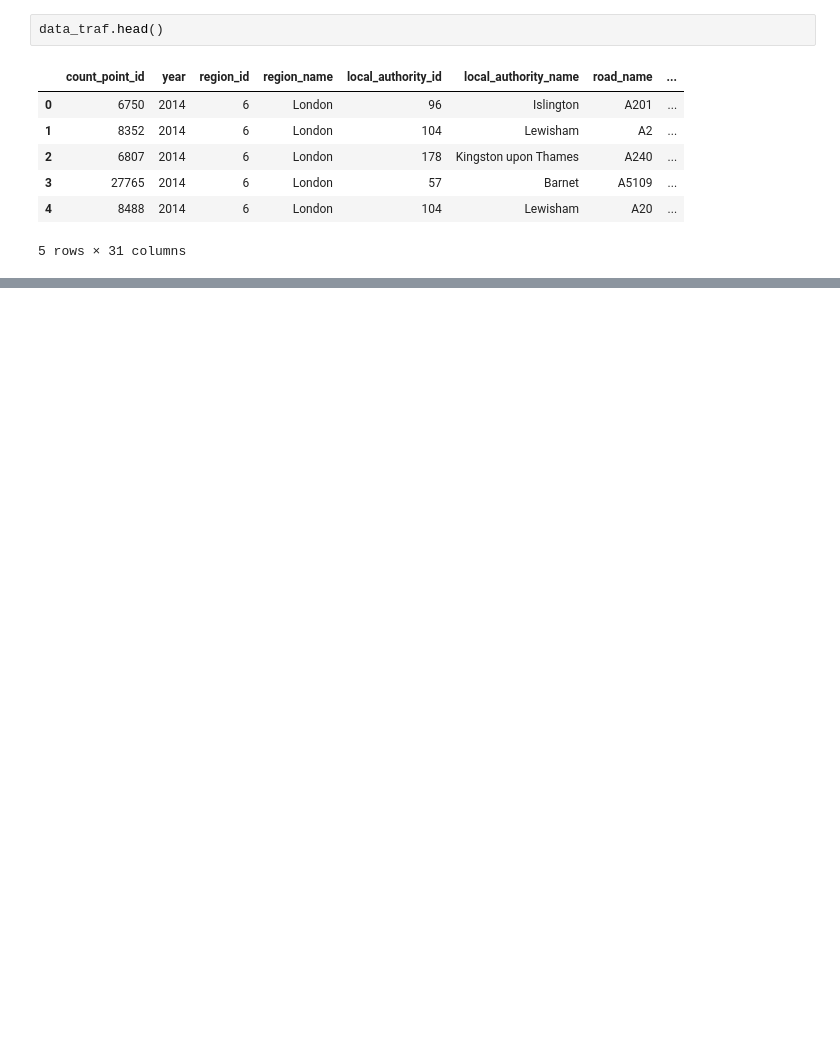
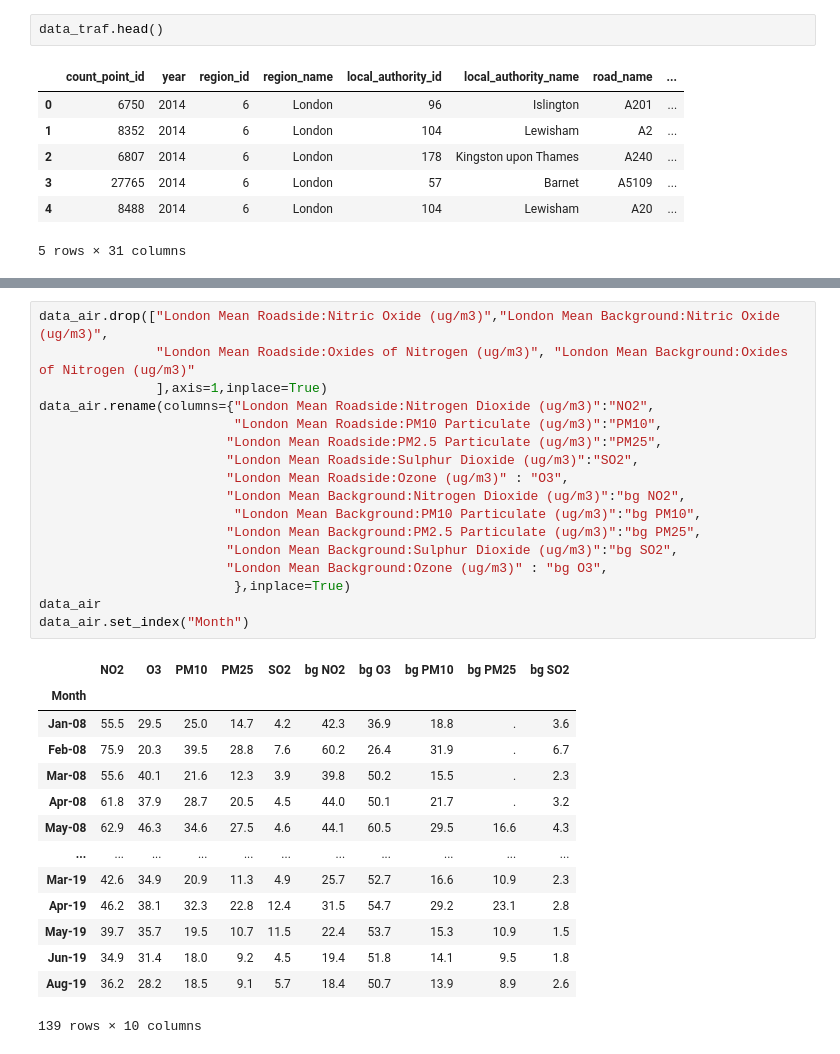
Before and after one commit to GuilhermeCasal/DataManagementFCD, a Jupyter notebook: env_analisys1.ipynb, the cells around one changed output, grey strips where cells are left out. Drawn from its saved outputs; the diff is of its cells as text; blank space fills up the shorter version.

Commit message:
data filtering and variable exclusion

```diff
--- a/env_analisys1.ipynb
+++ b/env_analisys1.ipynb
@@ -71,0 +154,32 @@ data_pol.head()
+# %%
+data_air.drop(["London Mean Roadside:Nitric Oxide (ug/m3)","London Mean Background:Nitric Oxide (ug/m3)",
+               "London Mean Roadside:Oxides of Nitrogen (ug/m3)", "London Mean Background:Oxides of Nitrogen (ug/m3)"
+               ],axis=1,inplace=True)
+data_air.rename(columns={"London Mean Roadside:Nitrogen Dioxide (ug/m3)":"NO2",
+                         "London Mean Roadside:PM10 Particulate (ug/m3)":"PM10",
+                        "London Mean Roadside:PM2.5 Particulate (ug/m3)":"PM25",
+                        "London Mean Roadside:Sulphur Dioxide (ug/m3)":"SO2",
+                        "London Mean Roadside:Ozone (ug/m3)" : "O3",
+                        "London Mean Background:Nitrogen Dioxide (ug/m3)":"bg NO2",
+                         "London Mean Background:PM10 Particulate (ug/m3)":"bg PM10",
+                        "London Mean Background:PM2.5 Particulate (ug/m3)":"bg PM25",
+                        "London Mean Background:Sulphur Dioxide (ug/m3)":"bg SO2",
+                        "London Mean Background:Ozone (ug/m3)" : "bg O3",
+                         },inplace=True)
+data_air
+data_air.set_index("Month")
+# %% [output]
+|  | NO2 | O3 | PM10 | PM25 | SO2 | bg NO2 | bg O3 | bg PM10 | bg PM25 | bg SO2 |
+| Month |  |  |  |  |  |  |  |  |  |  |
+| Jan-08 | 55.5 | 29.5 | 25.0 | 14.7 | 4.2 | 42.3 | 36.9 | 18.8 | . | 3.6 |
+| Feb-08 | 75.9 | 20.3 | 39.5 | 28.8 | 7.6 | 60.2 | 26.4 | 31.9 | . | 6.7 |
+| Mar-08 | 55.6 | 40.1 | 21.6 | 12.3 | 3.9 | 39.8 | 50.2 | 15.5 | . | 2.3 |
+| Apr-08 | 61.8 | 37.9 | 28.7 | 20.5 | 4.5 | 44.0 | 50.1 | 21.7 | . | 3.2 |
+| May-08 | 62.9 | 46.3 | 34.6 | 27.5 | 4.6 | 44.1 | 60.5 | 29.5 | 16.6 | 4.3 |
+| ... | ... | ... | ... | ... | ... | ... | ... | ... | ... | ... |
+| Mar-19 | 42.6 | 34.9 | 20.9 | 11.3 | 4.9 | 25.7 | 52.7 | 16.6 | 10.9 | 2.3 |
+| Apr-19 | 46.2 | 38.1 | 32.3 | 22.8 | 12.4 | 31.5 | 54.7 | 29.2 | 23.1 | 2.8 |
+| May-19 | 39.7 | 35.7 | 19.5 | 10.7 | 11.5 | 22.4 | 53.7 | 15.3 | 10.9 | 1.5 |
+| Jun-19 | 34.9 | 31.4 | 18.0 | 9.2 | 4.5 | 19.4 | 51.8 | 14.1 | 9.5 | 1.8 |
+| Aug-19 | 36.2 | 28.2 | 18.5 | 9.1 | 5.7 | 18.4 | 50.7 | 13.9 | 8.9 | 2.6 |
+139 rows × 10 columns
```
Also changed, not shown: parts of 23 cells of this notebook, 3 other files.
